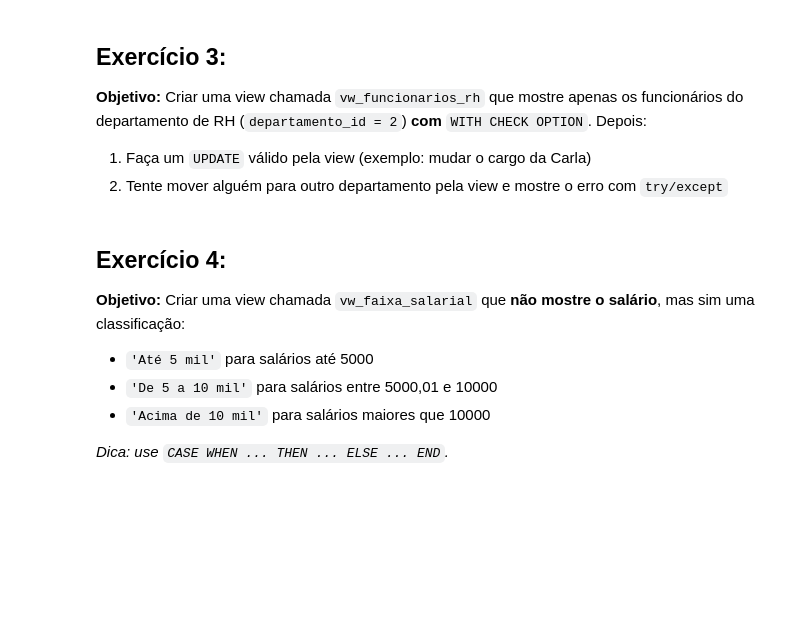
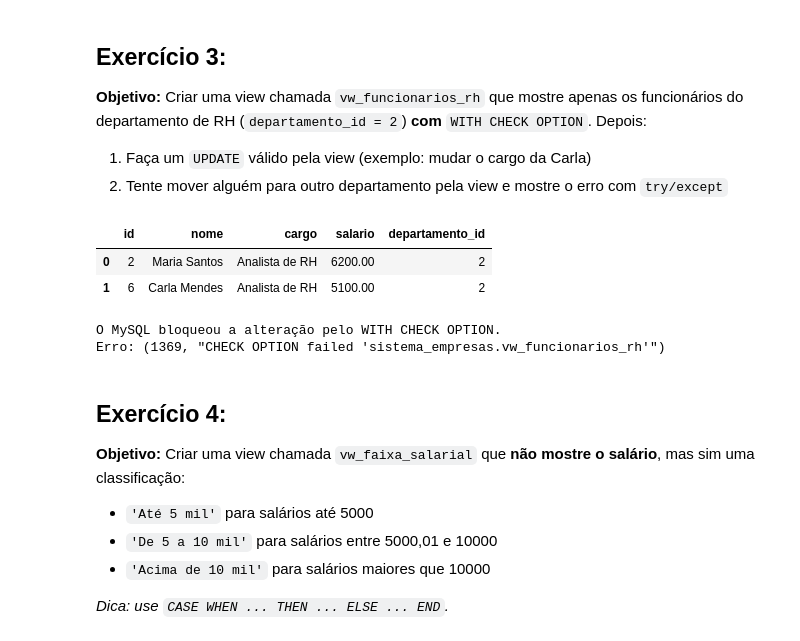
Before and after one commit to letsouzza/LABD, a Jupyter notebook: notebooks/13_MySQL_Views.ipynb, the cells around one changed output. Drawn from its saved outputs; the diff is of its cells as text; code cells hidden in the pictures; blank space fills up the shorter version.

```diff
--- a/notebooks/13_MySQL_Views.ipynb
+++ b/notebooks/13_MySQL_Views.ipynb
@@ -1158,3 +1226,26 @@ Para os exercícios, reconecte como `root` (Passos 1 e 2) e use o banco `sistema
+# %%
+cursor.execute("SELECT * FROM vw_funcionarios_rh")
+pd.DataFrame(cursor.fetchall(), columns=[desc[0] for desc in cursor.description])
+# %% [output]
+|  | id | nome | cargo | salario | departamento_id |
+| 0 | 2 | Maria Santos | Analista de RH | 6200.00 | 2 |
+| 1 | 6 | Carla Mendes | Analista de RH | 5100.00 | 2 |
+# %%
+# UPDATE inválido: tentar mover Carla para outro departamento
+try:
+    cursor.execute("""
+    UPDATE vw_funcionarios_rh
+    SET departamento_id = 1
+    WHERE nome = 'Carla Mendes'
+    """)
+    conn.commit()
+except pymysql.MySQLError as e:
+    conn.rollback()
+    print("O MySQL bloqueou a alteração pelo WITH CHECK OPTION.")
+    print("Erro:", e)
+# %% [output]
+O MySQL bloqueou a alteração pelo WITH CHECK OPTION.
+Erro: (1369, "CHECK OPTION failed 'sistema_empresas.vw_funcionarios_rh'")
 # %% [markdown]
 ## Exercício 4:
 
```
Also changed, not shown: parts of 26 cells of this notebook, 12 other files.
